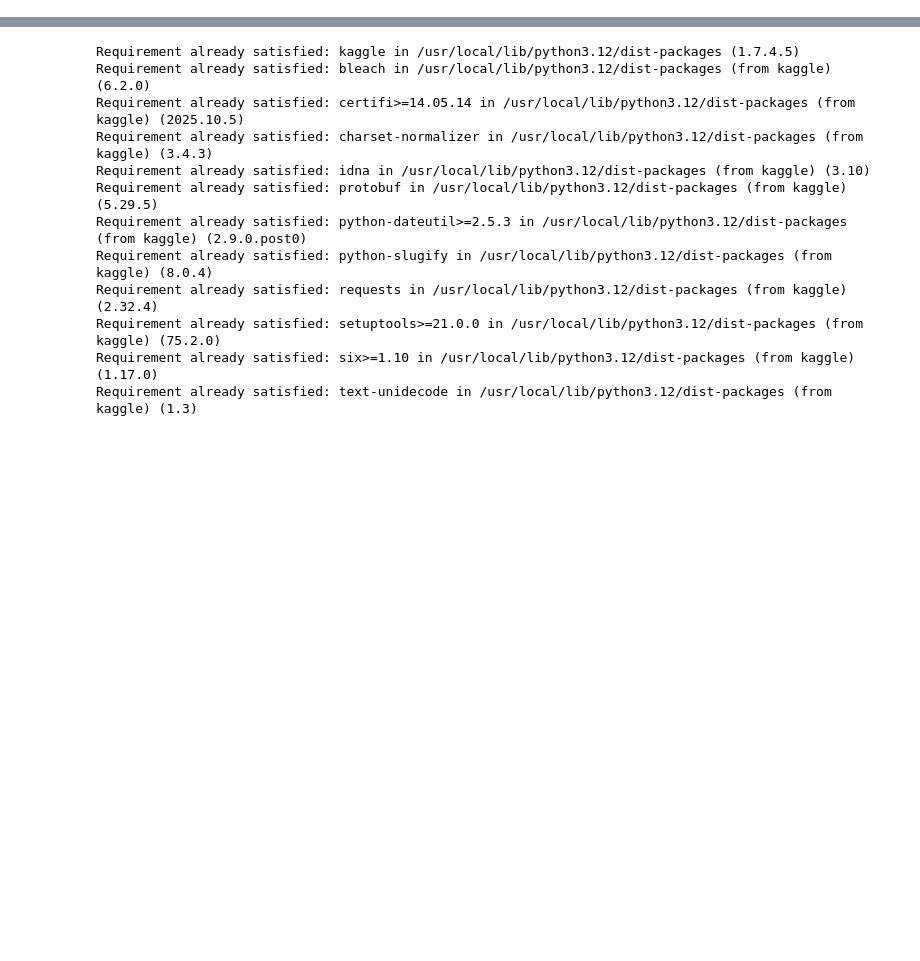
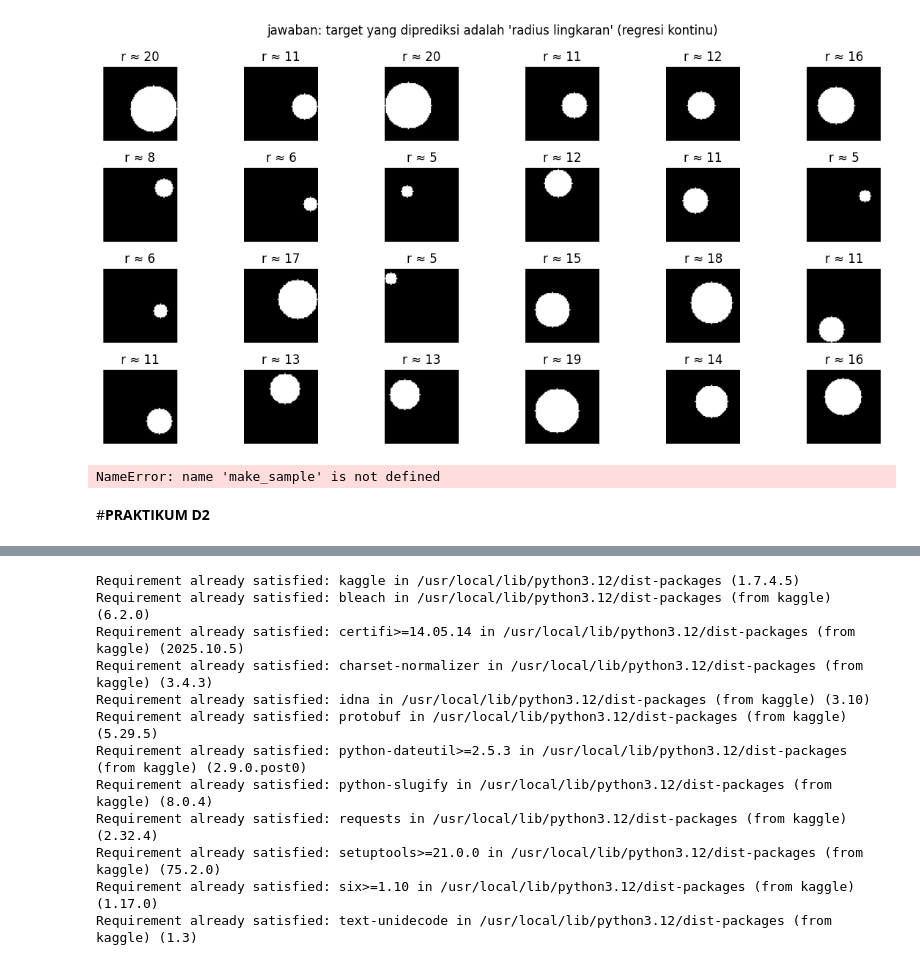
Before and after one commit to ibnu666-beep/PBO_TIsem3_dvibnu, a Jupyter notebook: Praktikum03_Teknik_Regresi_Gambar.ipynb, the cells around one changed output, grey strips where cells are left out. Saved outputs shown, nothing was run; the diff lists cells and outputs as text; code cells hidden in the pictures; blank space fills up the shorter version.

```diff
--- a/Praktikum03_Teknik_Regresi_Gambar.ipynb
+++ b/Praktikum03_Teknik_Regresi_Gambar.ipynb
@@ -3,3 +44,43 @@
+# %%
+plt.figure(figsize=(12, 6))
+for i in range(N_show):
+  plt.subplot(rows, cols, i+1)
+  plt.imshow(imgs[i] .squeeze(), cmap='gray')
+  plt.title(f"r ≈ {int(rads[i])}")
+  plt.axis('off')
+plt.suptitle("jawaban: target yang diprediksi adalah 'radius lingkaran' (regresi kontinu)")
+plt.tight_layout()
+plt.show()
+# %% [output]
+[figure, added]
+# %%
+N = 3000
+X, y, C = zip(*[make_sample() for _ in range(N)])
+X = np.array(X, dtype=np.float32)
+y = np.array(y, dtype=np.float32)
+
+Xtr, Xte, ytr, yte = trian_test_split(X, y, test_size=0.2, random_state=42)
+
+model = models.Sequential([
+    layers.Input((64,64,3)),
+    layers.Conv2D(32, 3, activation='relu'), layers.MaxPooling2D(),
+    layers.Conv2D(64, 3, activation='relu'), layers.MaxPooling2D(),
+    layers.Conv2D(128, 3, activation='relu'), layers.GlobalAveragePooling2D(),
+    layers.Dense(64, activation='relu'),
+    layers.Dense(1)
+    ])
+model.compile(optimizer='adam', loss='mse', metrics=['mae'])
+history = model.fit(Xtr, ytr, validation_data=(Xte, yte), epochs=12, batch_size=64, verbose=0)
+
+y_pred = model.predict(Xte).ravel()
+mae = mean_absolute_error(yte, y_pred)
+rmse = float(np.sqrt(np.mean((yte - y_pred) **2)))
+r2 = r2_score(yte, y_pred)
+print(f"MAE={mae:.3f}  |  RMSE={rmse:.3f}  |  R2={r2:.3f}")
+# %% [output]
+NameError: name 'make_sample' is not defined
+# %% [markdown]
+#**PRAKTIKUM D2**
 # %%
 from google.colab import files
 files.upload()
```
Also changed, not shown: parts of 11 cells of this notebook.
